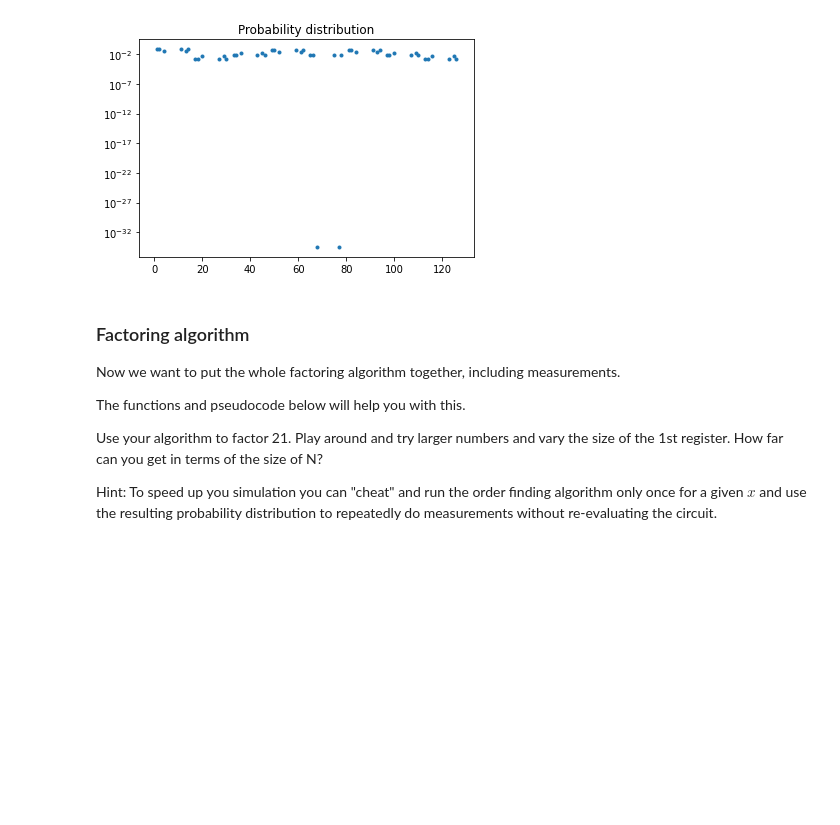
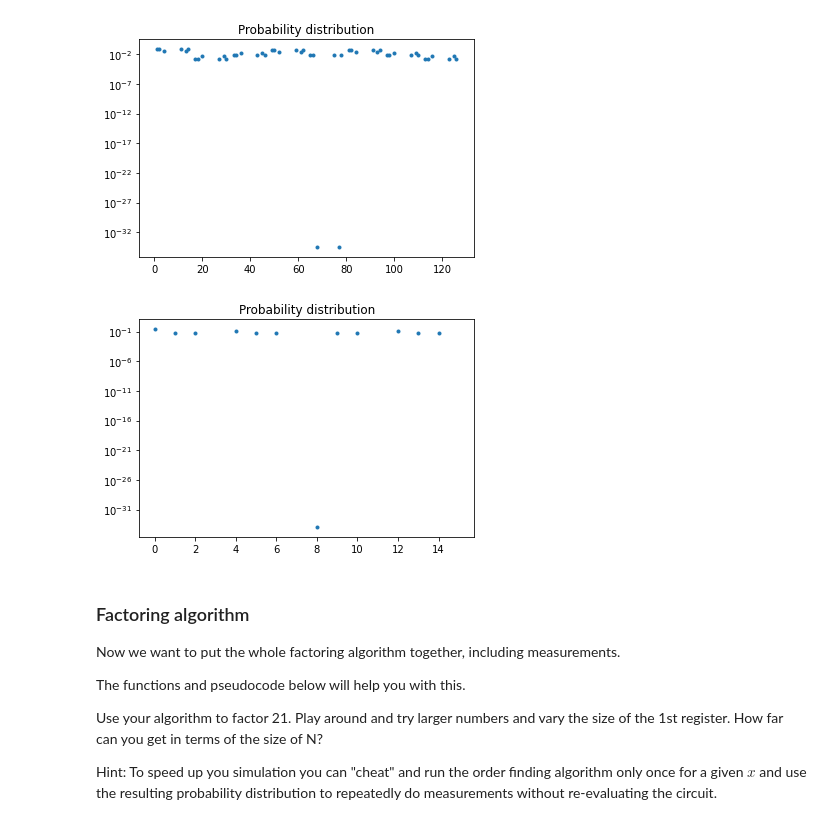
Before and after one commit to Abiyzelalem27/Quantum_Algorithms, a Jupyter notebook: shor_QFT_PE.ipynb, the cells around one changed output. Saved outputs shown, nothing was run; the diff lists cells and outputs as text; code cells hidden in the pictures; blank space fills up the shorter version.

```diff
--- a/shor_QFT_PE.ipynb
+++ b/shor_QFT_PE.ipynb
@@ -842,18 +774,18 @@ plt.show()
 # %%
 import numpy as np
 import matplotlib.pyplot as plt
 from fractions import Fraction
-t = 27
-x = 22
-N = 49
+t = 2
+x = 2
+N = 4
 
 psi = order_finding_state(t,x,N)
-
 Probs = np.abs(psi)**2
-
 plt.semilogy(Probs,'.')
 plt.title("Probability distribution")
 plt.show()
+# %% [output]
+[figure, added]
 # %% [markdown]
 ### Factoring algorithm
 
```
Also changed, not shown: parts of 17 cells of this notebook, 3 other files.
